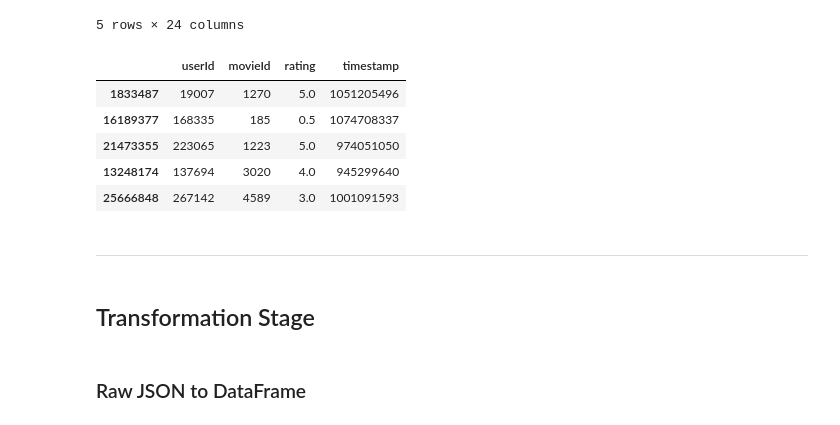
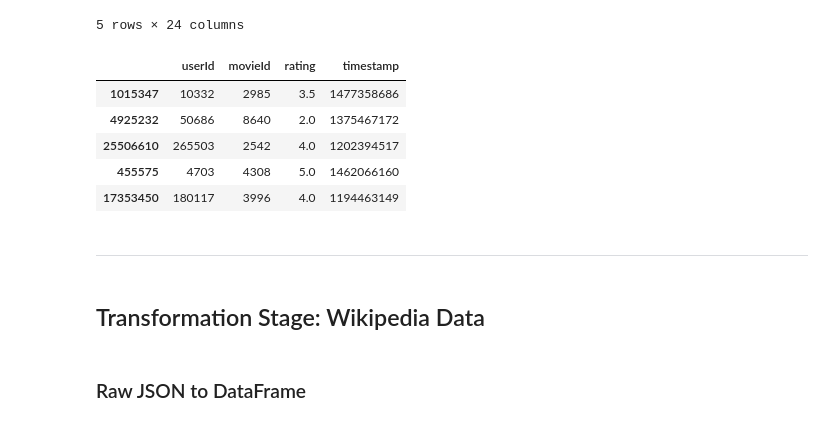
Before and after one commit to cdpeters/movies-ETL, a Jupyter notebook: movies_etl.ipynb, the cells around one changed output. Drawn from its saved outputs; the diff is of its cells as text; code cells hidden in the pictures.

```diff
--- a/movies_etl.ipynb
+++ b/movies_etl.ipynb
@@ -40,7 +40,7 @@ number of records: 7311
   'Language': 'English'}]
 # %%
 kaggle_metadata_df = pd.read_csv(pathlib.Path(file_dir, 'movies_metadata.csv'), low_memory=False)
-ratings_df = pd.read_csv(pathlib.Path(file_dir, 'ratings.csv'))
+kaggle_ratings_df = pd.read_csv(pathlib.Path(file_dir, 'ratings.csv'))
 # %%
 kaggle_metadata_df.head()
 # %% [output]
@@ -52,18 +52,18 @@ kaggle_metadata_df.head()
 | 4 | False | {'id': 96871, 'name': 'Father of ... | 0 | [{'id': 35, 'name': 'Comedy'}] | NaN | 11862 | tt0113041 | en | ... |
 5 rows × 24 columns
 # %%
-ratings_df.sample(5)
+kaggle_ratings_df.sample(5)
 # %% [output]
 |  | userId | movieId | rating | timestamp |
-| 1833487 | 19007 | 1270 | 5.0 | 1051205496 |
-| 16189377 | 168335 | 185 | 0.5 | 1074708337 |
-| 21473355 | 223065 | 1223 | 5.0 | 974051050 |
-| 13248174 | 137694 | 3020 | 4.0 | 945299640 |
-| 25666848 | 267142 | 4589 | 3.0 | 1001091593 |
+| 1015347 | 10332 | 2985 | 3.5 | 1477358686 |
+| 4925232 | 50686 | 8640 | 2.0 | 1375467172 |
+| 25506610 | 265503 | 2542 | 4.0 | 1202394517 |
+| 455575 | 4703 | 4308 | 5.0 | 1462066160 |
+| 17353450 | 180117 | 3996 | 4.0 | 1194463149 |
 # %% [markdown]
 <hr/>
 # %% [markdown]
-## Transformation Stage
+## Transformation Stage: Wikipedia Data
 # %% [markdown]
 ### Raw JSON to DataFrame
 # %%
```
Also changed, not shown: parts of 32 cells of this notebook.
